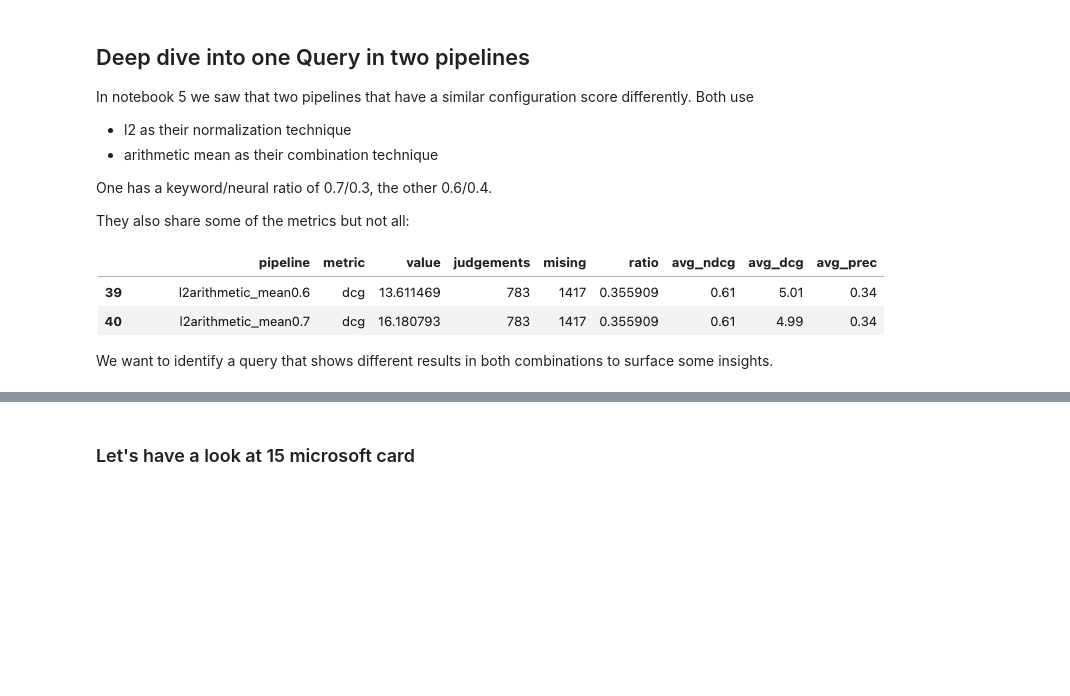
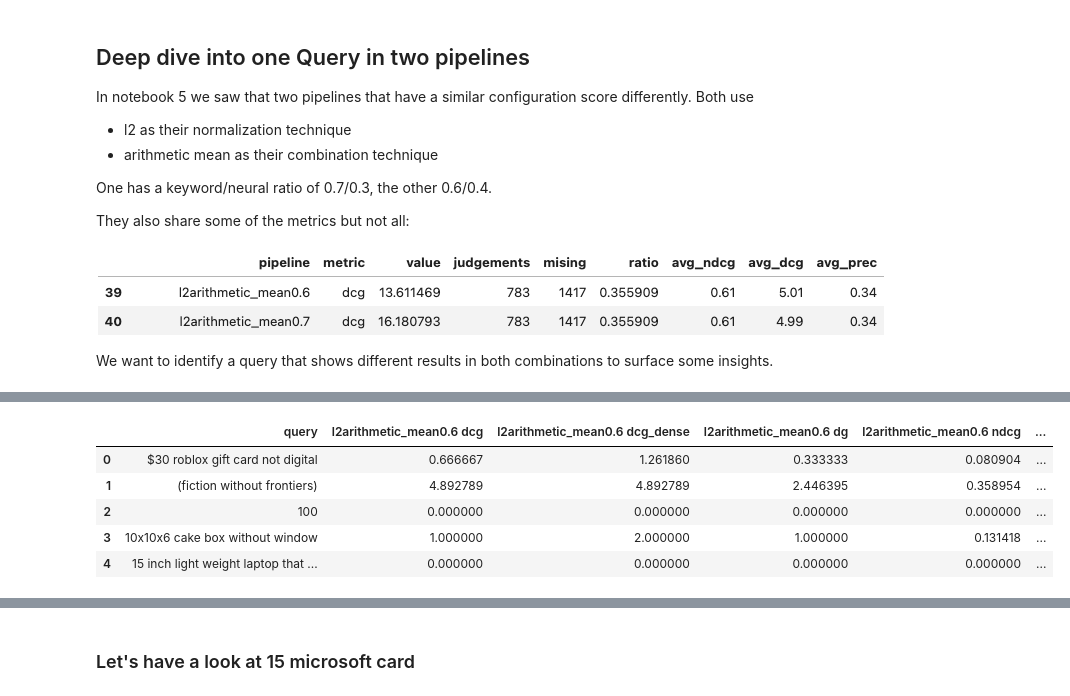
Before and after one commit to o19s/opensearch-search-quality-evaluation, a Jupyter notebook: hybrid-search/notebook/hybrid-search-baseline-comparison/6_Single_Query_Drill_Down.ipynb, the cells around one changed output, grey strips where cells are left out. Drawn from its saved outputs; the diff is of its cells as text; code cells hidden in the pictures; blank space fills up the shorter version.

```diff
--- a/hybrid-search/notebook/hybrid-search-baseline-comparison/6_Single_Query_Drill_Down.ipynb
+++ b/hybrid-search/notebook/hybrid-search-baseline-comparison/6_Single_Query_Drill_Down.ipynb
@@ -73,0 +81,15 @@ df_metrics[(df_metrics['pipeline'].isin(pipelines_to_check)) & (df_metrics['metr
+# %%
+ix = (df_metrics['pipeline'].isin(pipelines_to_check)) & (df_metrics['metric'].isin(["dcg"]))
+ix = (df_metrics['pipeline'].isin(pipelines_to_check))
+df_metrics[ix].head()
+p_df = df_metrics[ix].pivot_table(index="query", columns=["pipeline", "metric"], values="value").reset_index()
+# Flatten columns for visualization purposes
+p_df.columns = [" ".join(c).strip() for c in p_df.columns.values]
+p_df.head()
+# %% [output]
+|  | query | l2arithmetic_mean0.6 dcg | l2arithmetic_mean0.6 dcg_dense | l2arithmetic_mean0.6 dg | l2arithmetic_mean0.6 ndcg | ... |
+| 0 | $30 roblox gift card not digital | 0.666667 | 1.261860 | 0.333333 | 0.080904 | ... |
+| 1 | (fiction without frontiers) | 4.892789 | 4.892789 | 2.446395 | 0.358954 | ... |
+| 2 | 100 | 0.000000 | 0.000000 | 0.000000 | 0.000000 | ... |
+| 3 | 10x10x6 cake box without window | 1.000000 | 2.000000 | 1.000000 | 0.131418 | ... |
+| 4 | 15 inch light weight laptop that ... | 0.000000 | 0.000000 | 0.000000 | 0.000000 | ... |
```
Also changed, not shown: parts of 6 cells of this notebook.
